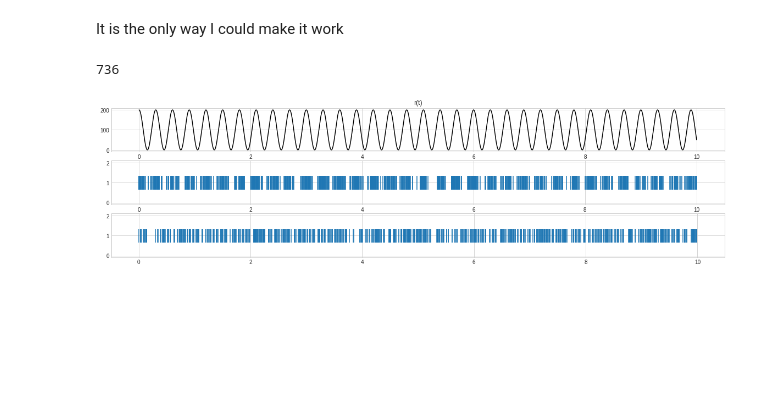
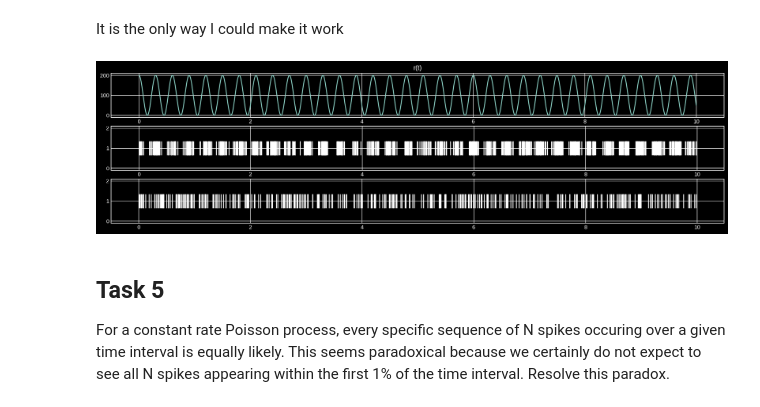
Before and after one commit to platycristate/computational-neuroscience, a Jupyter notebook: chapter1/Neural encoding.ipynb, the cells around one changed output. Drawn from its saved outputs; the diff is of its cells as text; code cells hidden in the pictures; blank space fills up the shorter version.

Commit message:
Completed task 5

```diff
--- a/chapter1/Neural encoding.ipynb
+++ b/chapter1/Neural encoding.ipynb
@@ -5,7 +5,9 @@ import matplotlib.pyplot as plt
 import numpy as np
 import random
 from spike_generator import *
-plt.style.use('seaborn-whitegrid')
+#plt.style.use('seaborn-whitegrid');
+%matplotlib inline
+plt.style.use('dark_background')
 # %% [markdown]
 ## Task 1
 Generate spikes for 10 s (or longer if you want better statistics) using
@@ -328,7 +313,7 @@ def NonhomogeneousPoissonRapprox(r_approx, duration, tau=10, r_max=200):
     r_approx_vec = []
     spikes = HomogeneousPoissonEfficient(r_max, 10)
     spikes_thinned = [ spikes[0] ]
-    r0 = (1000/tau)
+    r0 = 1000/tau
     for i in range(1, len(spikes) ):
         # here should be spikes[i] - spikes_thinned[-1] but it does not work at all
         r = r_approx(spikes[i] - spikes[i-1], r0, tau_approx=tau)
@@ -343,22 +328,21 @@ def r(t):
 
 def r_approx(t, r0, tau_approx=10):
     return r0*np.exp(-t * 1000/tau_approx)
-# %%
-len(spikes2
-# %% [output]
-736
 # %%
 spikes = NonhomogeneousPoisson(r, 10)
-spikes2, r_approx_vec = NonhomogeneousPoissonRapprox(r_approx=r_approx,  duration=10, tau=10)
+spikes2, r_approx_vec = NonhomogeneousPoissonRapprox(r_approx=r_approx,  duration=10, tau=20)
 
 fig, axs = plt.subplots(3, 1, figsize=(20, 5));
 time = np.arange(0, 10, 1e-4)
-
-axs[0].plot(time, r(time), color='black');
+fig.dpi=150
+axs[0].plot(time, r(time));
 axs[0].set_title('r(t)')
 
 axs[1].eventplot(spikes, linelength=0.7);
 
 axs[2].eventplot(spikes2, linelength=0.7);
 # %% [output]
-[figure, old version]
+[figure, new version]
+# %% [markdown]
+## Task 5
+For a constant rate Poisson process, every specific sequence of N spikes occuring over a given time interval is equally likely. This seems paradoxical because we certainly do not expect to see all N spikes appearing within the first 1% of the time interval. Resolve this paradox.
```
Also changed, not shown: parts of 18 cells of this notebook.
